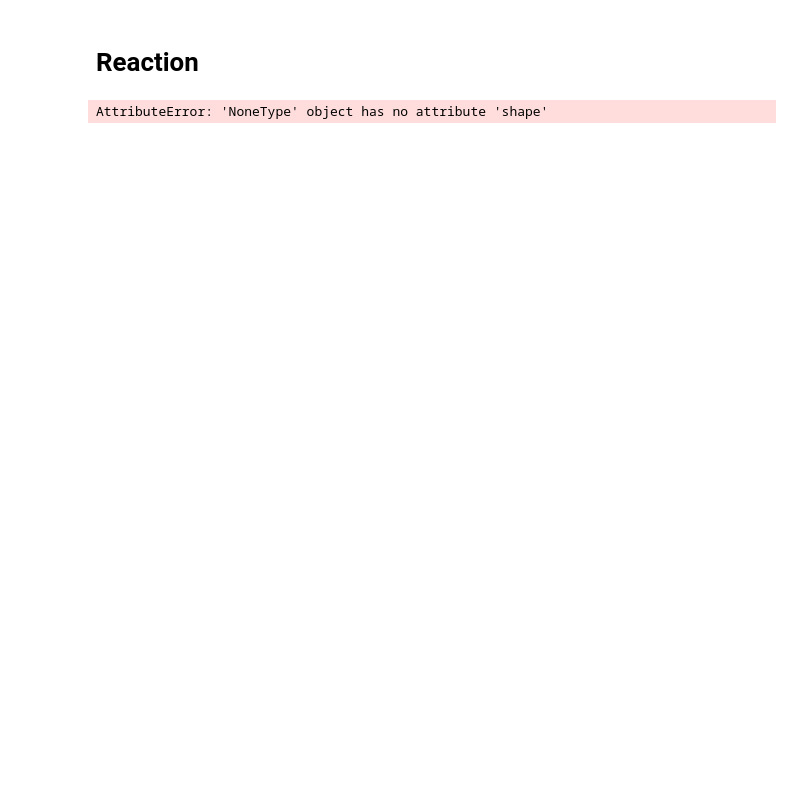
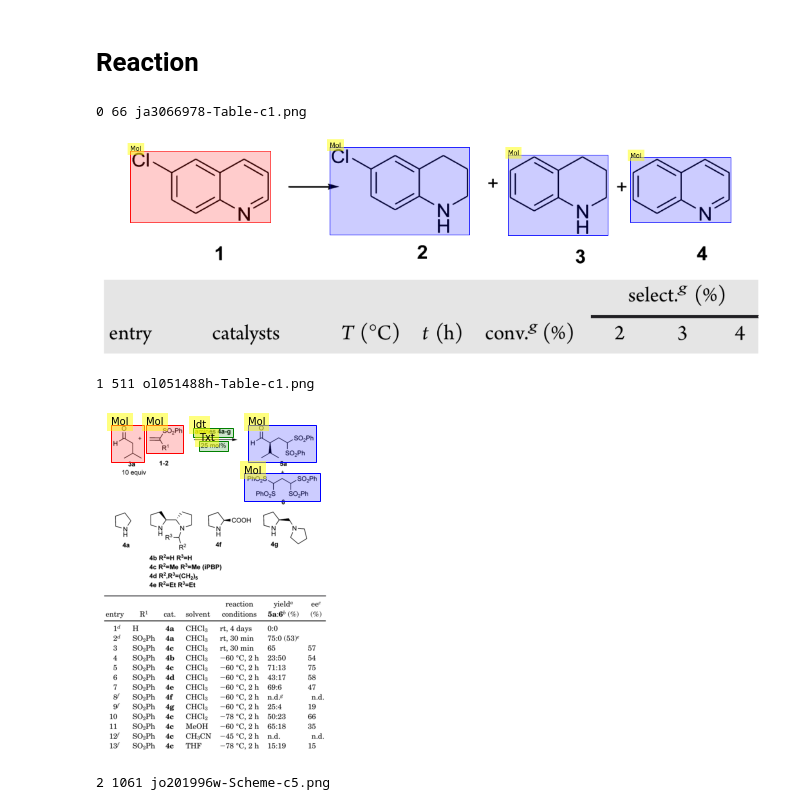
Before and after one commit to thomas0809/RxnScribe, a Jupyter notebook: notebook/visualize_data.ipynb, the cells around one changed output. Saved outputs shown, nothing was run; the diff lists cells and outputs as text; code cells hidden in the pictures; blank space fills up the shorter version.

```diff
--- a/notebook/visualize_data.ipynb
+++ b/notebook/visualize_data.ipynb
@@ -16,31 +16,35 @@ import matplotlib.patches as patches
 # %%
 from rxnscribe.data import ReactionImageData
 
 image_base = '../data/parse/images/'
 data_path = '../data/parse/train.json'
 
 with open(data_path) as f:
     data = json.load(f)
 
 cnt = 0
 for idx, image_data in enumerate(data['images']):
     path = image_base + image_data['file_name']
     img = cv2.imread(path)
     height, width, _ = img.shape
     d = ReactionImageData(image_data)
     n = len(d.gold_reactions)
     print(idx, image_data['id'], image_data['file_name'])
     fig, axes = plt.subplots(n, 1, figsize=(20,n*6))
     if n == 1:
         axes = [axes]
-    [ax.set_axis_off() for axs in axes for ax in axs]
     for i, r in enumerate(d.gold_reactions):
-        ax = axes[i][0]
+        ax = axes[i]
+        ax.set_axis_off()
         ax.imshow(img)
         r.draw(ax)
     plt.show()
     cnt += 1
     if cnt == 3:
         break
 # %% [output]
-AttributeError: 'NoneType' object has no attribute 'shape'
+0 66 ja3066978-Table-c1.png
+[figure, added]
+1 511 ol051488h-Table-c1.png
+[figure, added]
+2 1061 jo201996w-Scheme-c5.png
```
Also changed, not shown: parts of 1 cell of this notebook.
